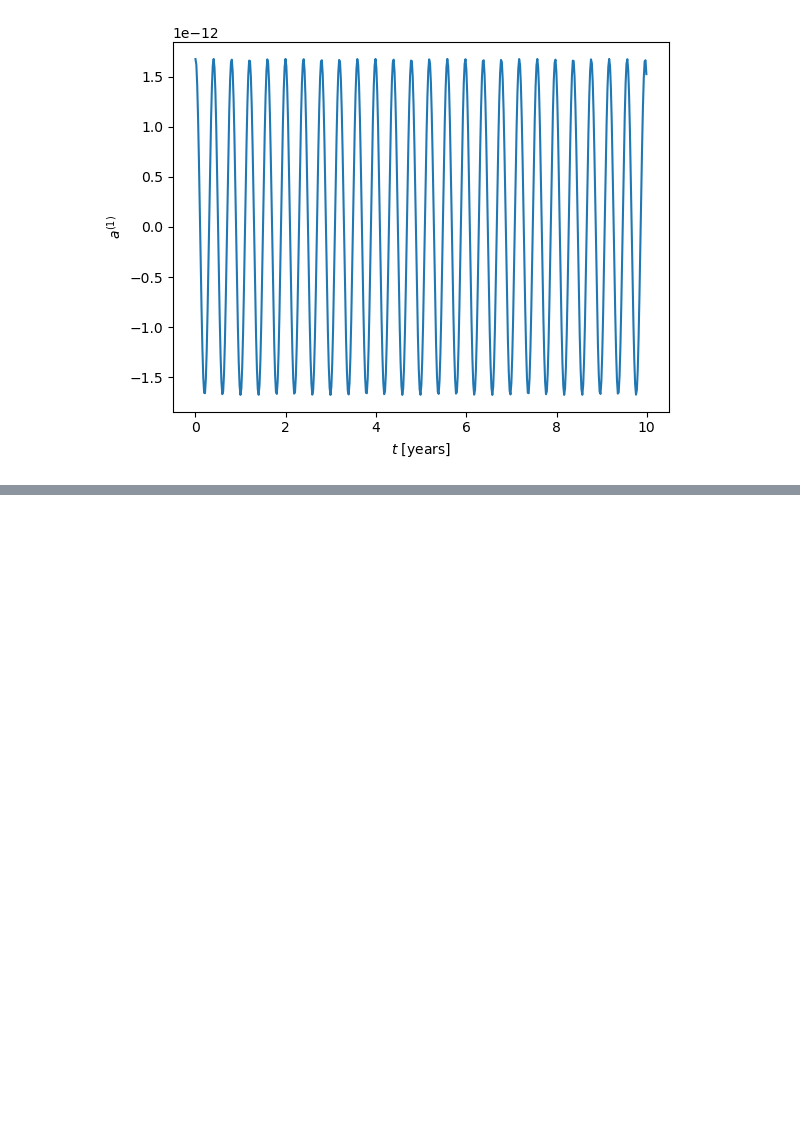
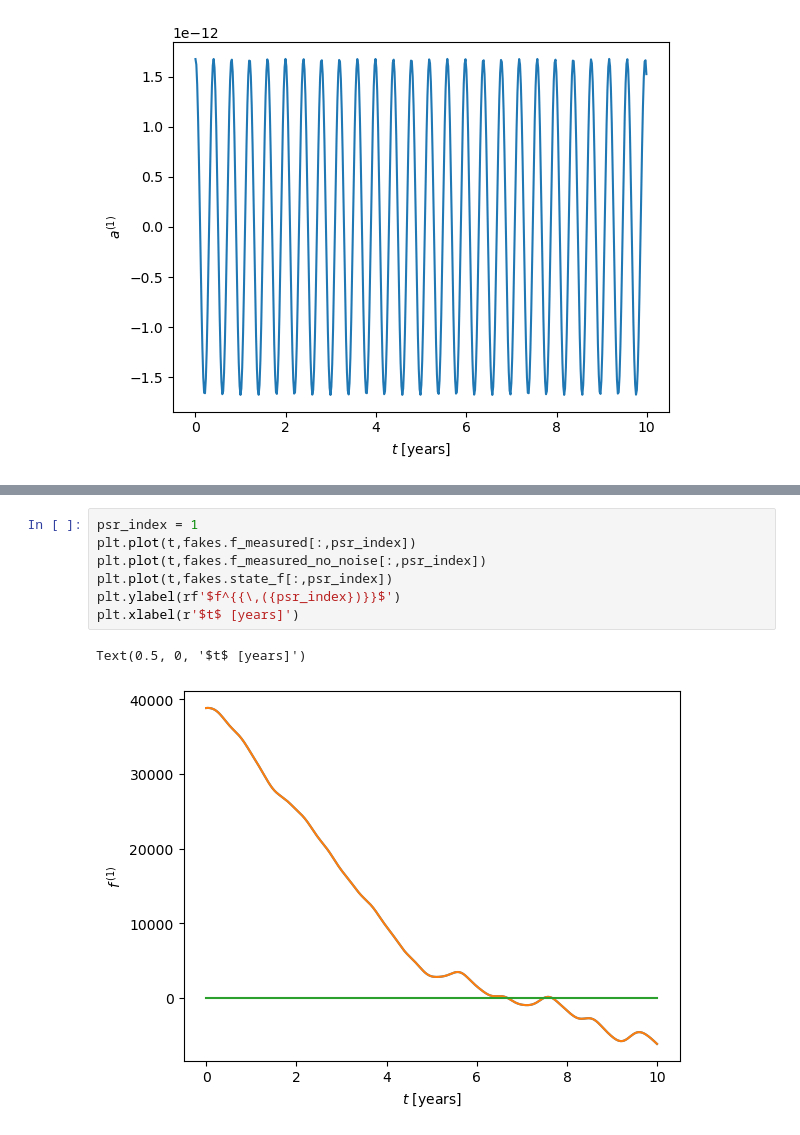
Before and after one commit to tomkimpson/PTAStateSpaceAnalysis, a Jupyter notebook: notebooks/demo.ipynb, the cells around one changed output, grey strips where cells are left out. Drawn from its saved outputs; the diff is of its cells as text; blank space fills up the shorter version.

```diff
--- a/notebooks/demo.ipynb
+++ b/notebooks/demo.ipynb
@@ -102,0 +150,10 @@ Text(0.5, 0, '$t$ [years]')
+# %%
+psr_index = 1
+plt.plot(t,fakes.f_measured[:,psr_index])
+plt.plot(t,fakes.f_measured_no_noise[:,psr_index])
+plt.plot(t,fakes.state_f[:,psr_index])
+plt.ylabel(rf'$f^{{\,({psr_index})}}$')
+plt.xlabel(r'$t$ [years]')
+# %% [output]
+Text(0.5, 0, '$t$ [years]')
+[figure, added]
```
Also changed, not shown: parts of 10 cells of this notebook, 2 other files.
